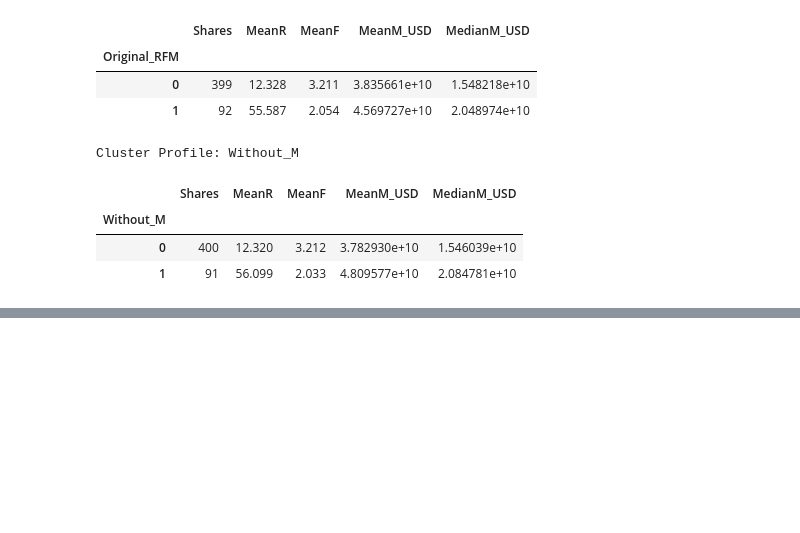
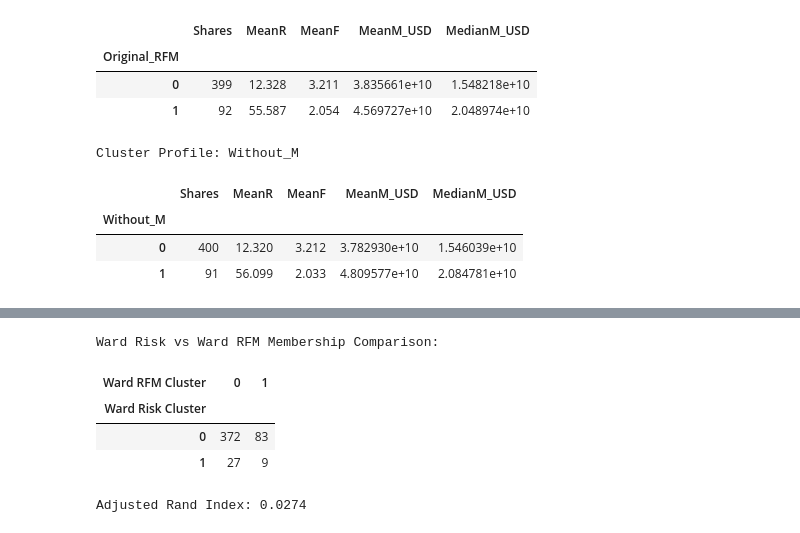
Before and after one commit to samodamarasinghe/CRM_CW1, a Jupyter notebook: CRM_CW1_FINAL.ipynb, the cells around one changed output, grey strips where cells are left out. Saved outputs shown, nothing was run; the diff lists cells and outputs as text; code cells hidden in the pictures; blank space fills up the shorter version.

```diff
--- a/CRM_CW1_FINAL.ipynb
+++ b/CRM_CW1_FINAL.ipynb
@@ -1564,0 +1578,21 @@ Cluster Profile: Without_M
+# %%
+from sklearn.metrics import adjusted_rand_score
+
+# Combine the original features with Task 2 cluster assignments
+assignments = FEATURES[
+    ['MeanWeeklyReturn', 'WeeklyBeta', 'R', 'F', 'M']
+].join(MODEL_LABELS)
+
+# Add GICS sector information for each share
+sector_map = (
+    constituents.drop_duplicates('YahooTicker')
+    .set_index('YahooTicker')['GICS Sector']
+)
+
+assignments['GICS Sector'] = (
+    sector_map.reindex(assignments.index).fillna('Unknown')
+)
+
+assignments['MeanReturnPct'] = (
+    assignments['MeanWeeklyReturn'] * 100
+)
@@ -1564,0 +1775,25 @@ Cluster Profile: Without_M
+# %%
+# Compare Ward risk-return and Ward RFM memberships
+cross_view = pd.crosstab(
+    assignments['Ward_Risk'],
+    assignments['Ward_RFM'],
+    rownames=['Ward Risk Cluster'],
+    colnames=['Ward RFM Cluster']
+)
+
+cross_ari = adjusted_rand_score(
+    assignments['Ward_Risk'],
+    assignments['Ward_RFM']
+)
+
+print('Ward Risk vs Ward RFM Membership Comparison:')
+display(cross_view)
+
+print('Adjusted Rand Index:', round(cross_ari, 4))
+# %% [output]
+Ward Risk vs Ward RFM Membership Comparison:
+| Ward RFM Cluster | 0 | 1 |
+| Ward Risk Cluster |  |  |
+| 0 | 372 | 83 |
+| 1 | 27 | 9 |
+Adjusted Rand Index: 0.0274
```
Also changed, not shown: parts of 16 cells of this notebook.
